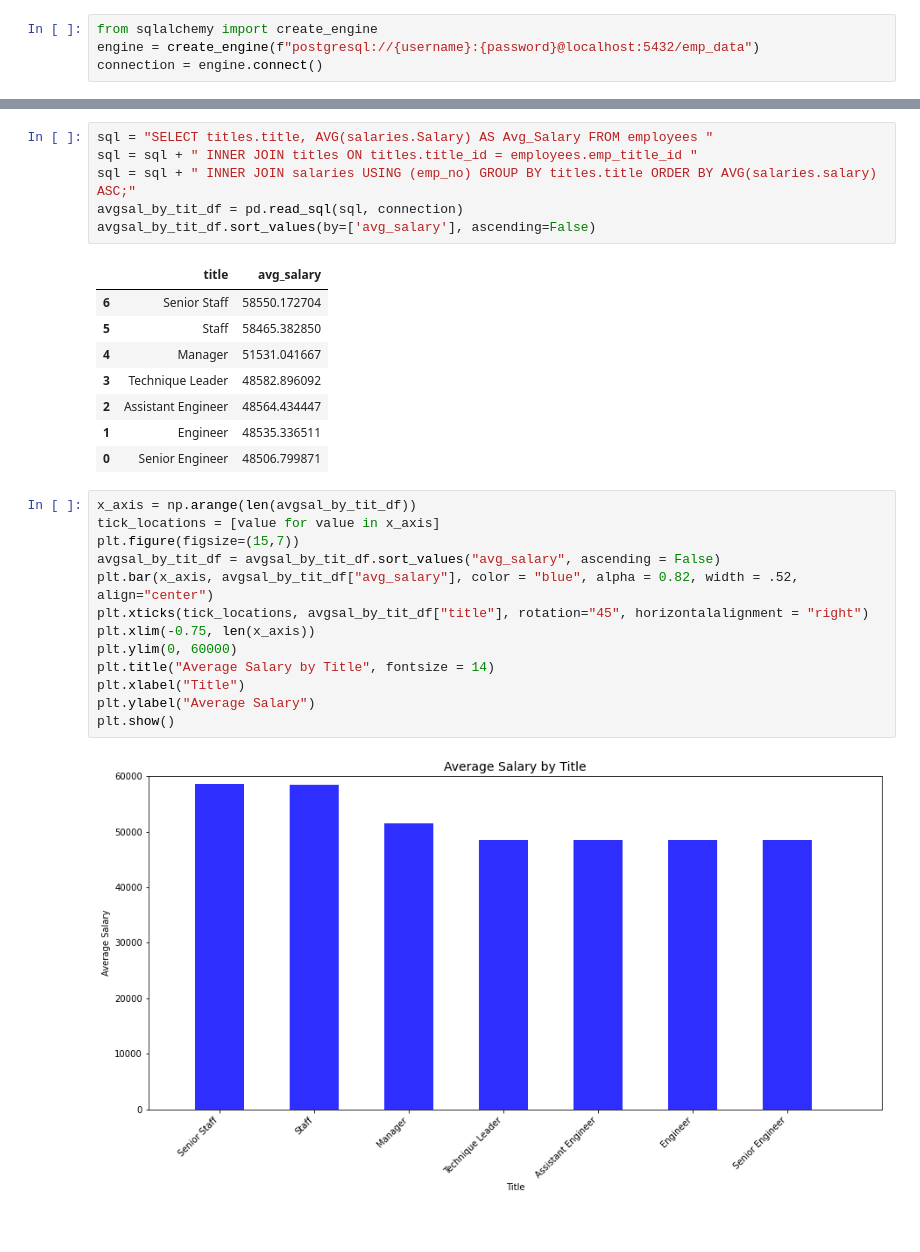
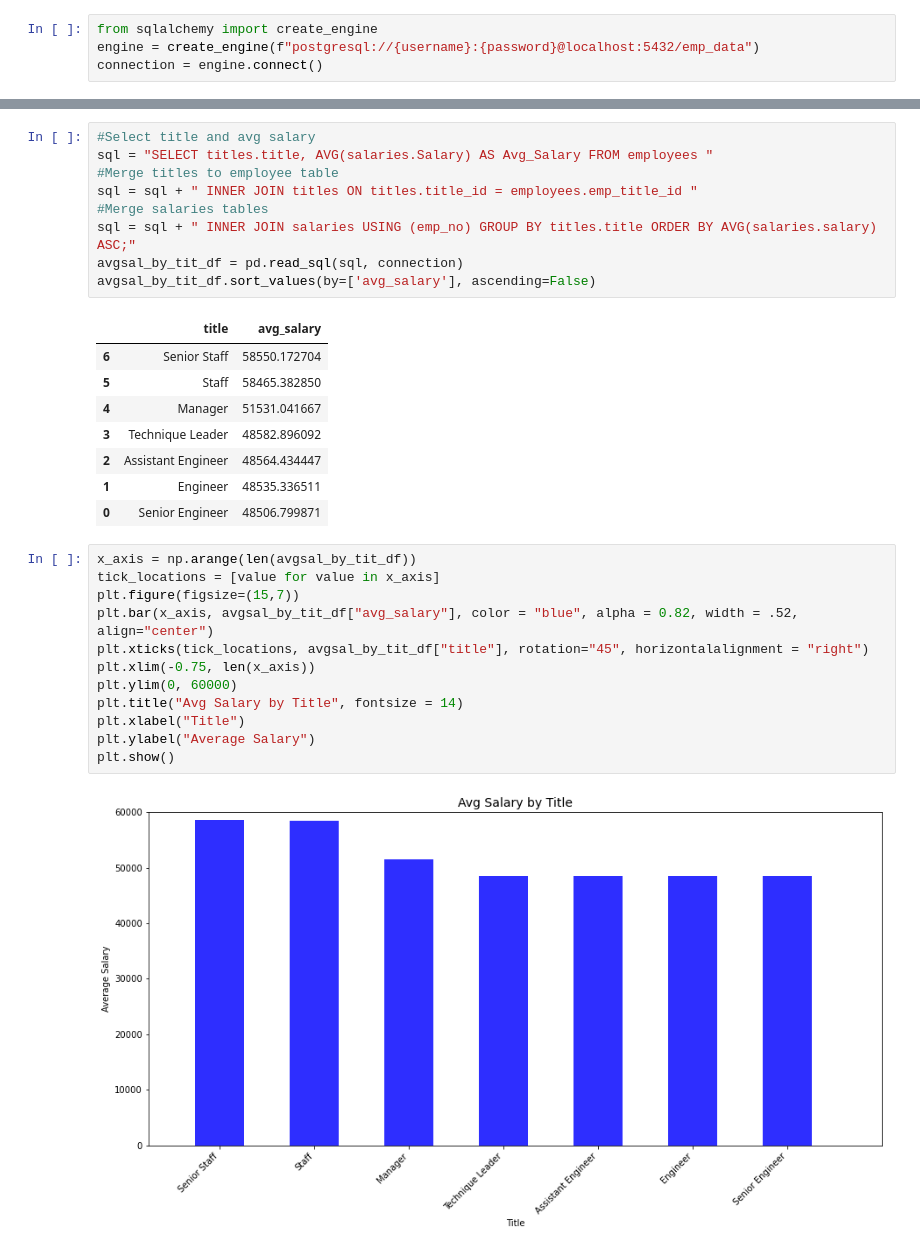
Before and after one commit to alfonsocamero/sql-challenge, a Jupyter notebook: employee_info.ipynb, the cells around one changed output, grey strips where cells are left out. Drawn from its saved outputs; the diff is of its cells as text.

```diff
--- a/employee_info.ipynb
+++ b/employee_info.ipynb
@@ -55,8 +57,11 @@ employees_df
 | 300023 | 464503 | s0002 | 1964-05-31 | Arvind | Slobodova | M | 1987-11-23 |
 300024 rows × 7 columns
 # %%
+#Select title and avg salary
 sql = "SELECT titles.title, AVG(salaries.Salary) AS Avg_Salary FROM employees "
+#Merge titles to employee table
 sql = sql + " INNER JOIN titles ON titles.title_id = employees.emp_title_id "
+#Merge salaries tables
 sql = sql + " INNER JOIN salaries USING (emp_no) GROUP BY titles.title ORDER BY AVG(salaries.salary) ASC;"
 avgsal_by_tit_df = pd.read_sql(sql, connection)
 avgsal_by_tit_df.sort_values(by=['avg_salary'], ascending=False)
@@ -72,15 +77,14 @@ avgsal_by_tit_df.sort_values(by=['avg_salary'], ascending=False)
 # %%
 x_axis = np.arange(len(avgsal_by_tit_df))
 tick_locations = [value for value in x_axis]
 plt.figure(figsize=(15,7))
-avgsal_by_tit_df = avgsal_by_tit_df.sort_values("avg_salary", ascending = False)
 plt.bar(x_axis, avgsal_by_tit_df["avg_salary"], color = "blue", alpha = 0.82, width = .52, align="center")
 plt.xticks(tick_locations, avgsal_by_tit_df["title"], rotation="45", horizontalalignment = "right")
 plt.xlim(-0.75, len(x_axis))
 plt.ylim(0, 60000)
-plt.title("Average Salary by Title", fontsize = 14)
+plt.title("Avg Salary by Title", fontsize = 14)
 plt.xlabel("Title")
 plt.ylabel("Average Salary")
 plt.show()
 # %% [output]
-[figure, old version]
+[figure, new version]
```
Also changed, not shown: parts of 4 cells of this notebook.
